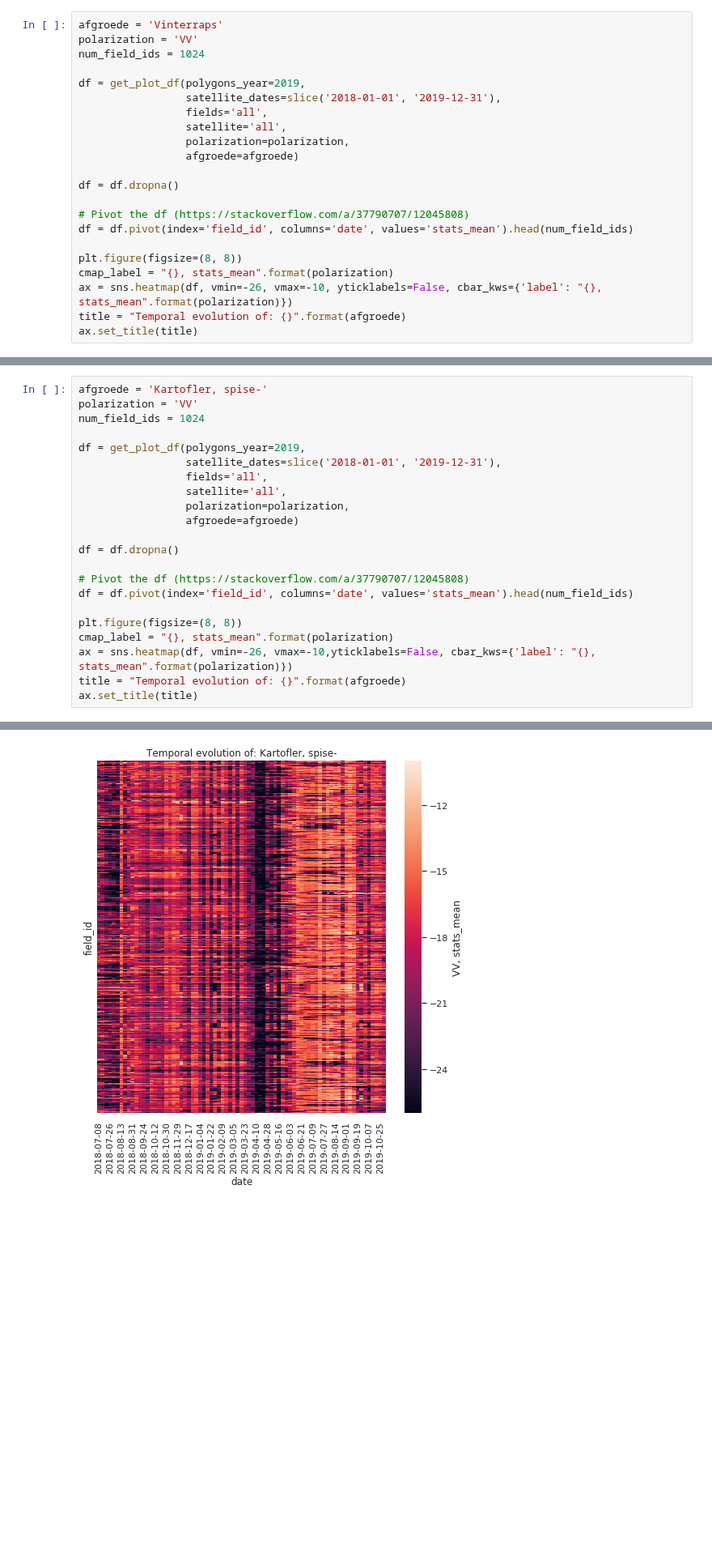
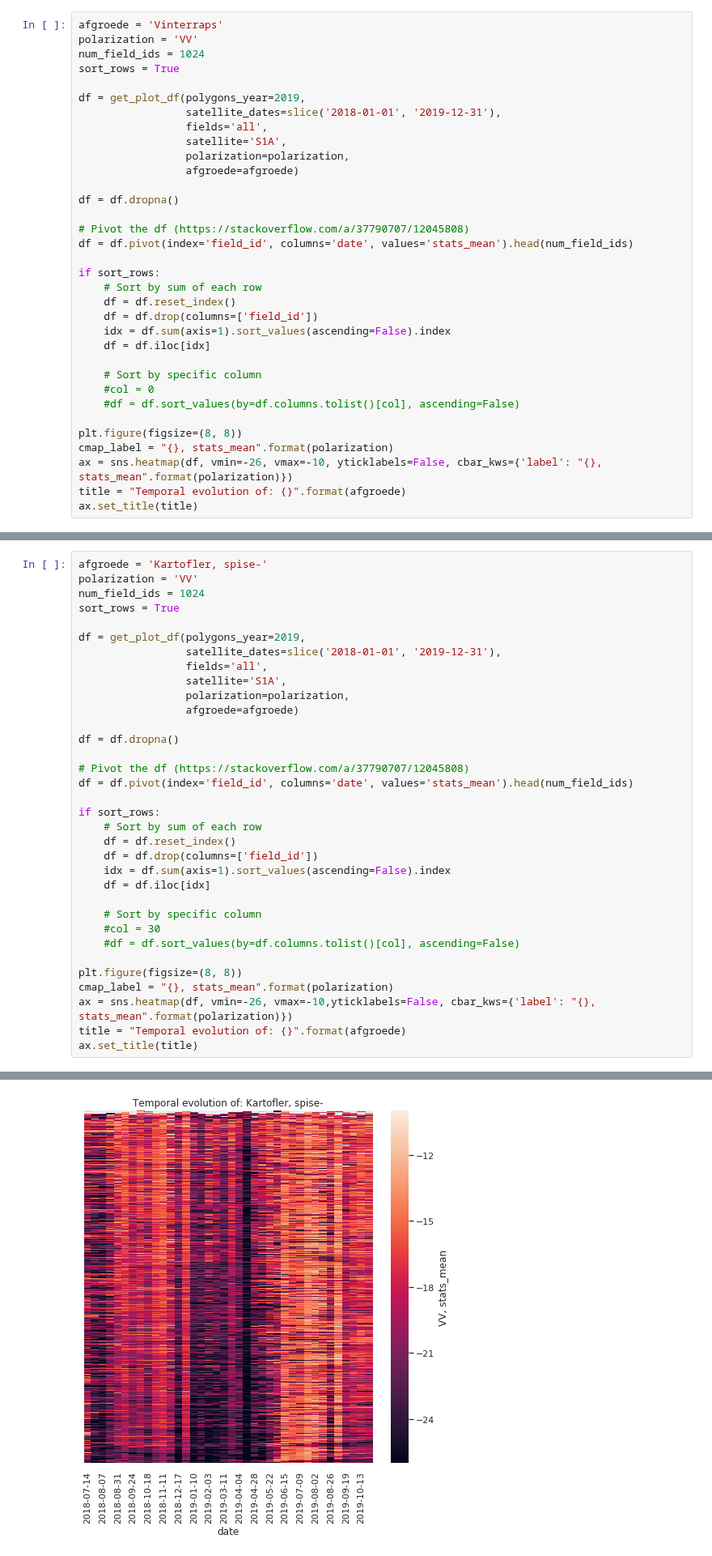
Before and after one commit to JacobJeppesen/PublicSectorConsultancy, a Jupyter notebook: potato_nematode_predictor/notebooks/PotatoNematodePredictor.ipynb, the cells around one changed output, grey strips where cells are left out. Shown at 81% size. Saved outputs shown, nothing was run; the diff lists cells and outputs as text; blank space fills up the shorter version.

Commit message:
Added sorting of rows in heatmaps

```diff
--- a/potato_nematode_predictor/notebooks/PotatoNematodePredictor.ipynb
+++ b/potato_nematode_predictor/notebooks/PotatoNematodePredictor.ipynb
@@ -448,11 +460,12 @@ time: 5.23 s
 afgroede = 'Vinterraps'
 polarization = 'VV'
 num_field_ids = 1024
+sort_rows = True
 
 df = get_plot_df(polygons_year=2019,
                  satellite_dates=slice('2018-01-01', '2019-12-31'),
                  fields='all',
-                 satellite='all',
+                 satellite='S1A',
                  polarization=polarization,
                  afgroede=afgroede)
 
@@ -461,6 +474,17 @@ df = df.dropna()
 # Pivot the df (https://stackoverflow.com/a/37790707/12045808)
 df = df.pivot(index='field_id', columns='date', values='stats_mean').head(num_field_ids)
 
+if sort_rows:
+    # Sort by sum of each row
+    df = df.reset_index()
+    df = df.drop(columns=['field_id'])
+    idx = df.sum(axis=1).sort_values(ascending=False).index
+    df = df.iloc[idx]
+
+    # Sort by specific column
+    #col = 0
+    #df = df.sort_values(by=df.columns.tolist()[col], ascending=False)
+
 plt.figure(figsize=(8, 8))
 cmap_label = "{}, stats_mean".format(polarization)
 ax = sns.heatmap(df, vmin=-26, vmax=-10, yticklabels=False, cbar_kws={'label': "{}, stats_mean".format(polarization)})
@@ -473,25 +497,37 @@ time: 5.05 s
 # %%
 afgroede = 'Kartofler, spise-'
 polarization = 'VV'
 num_field_ids = 1024
+sort_rows = True
 
 df = get_plot_df(polygons_year=2019,
                  satellite_dates=slice('2018-01-01', '2019-12-31'),
                  fields='all',
-                 satellite='all',
+                 satellite='S1A',
                  polarization=polarization,
                  afgroede=afgroede)
 
 df = df.dropna()
 
 # Pivot the df (https://stackoverflow.com/a/37790707/12045808)
 df = df.pivot(index='field_id', columns='date', values='stats_mean').head(num_field_ids)
 
+if sort_rows:
+    # Sort by sum of each row
+    df = df.reset_index()
+    df = df.drop(columns=['field_id'])
+    idx = df.sum(axis=1).sort_values(ascending=False).index
+    df = df.iloc[idx]
+
+    # Sort by specific column
+    #col = 30
+    #df = df.sort_values(by=df.columns.tolist()[col], ascending=False)
+
 plt.figure(figsize=(8, 8))
 cmap_label = "{}, stats_mean".format(polarization)
 ax = sns.heatmap(df, vmin=-26, vmax=-10,yticklabels=False, cbar_kws={'label': "{}, stats_mean".format(polarization)})
 title = "Temporal evolution of: {}".format(afgroede)
 ax.set_title(title)
 # %% [output]
 Text(0.5, 1, 'Temporal evolution of: Kartofler, spise-')
-[figure, old version]
+[figure, new version]
```
Also changed, not shown: parts of 4 cells of this notebook, 1 other file.
